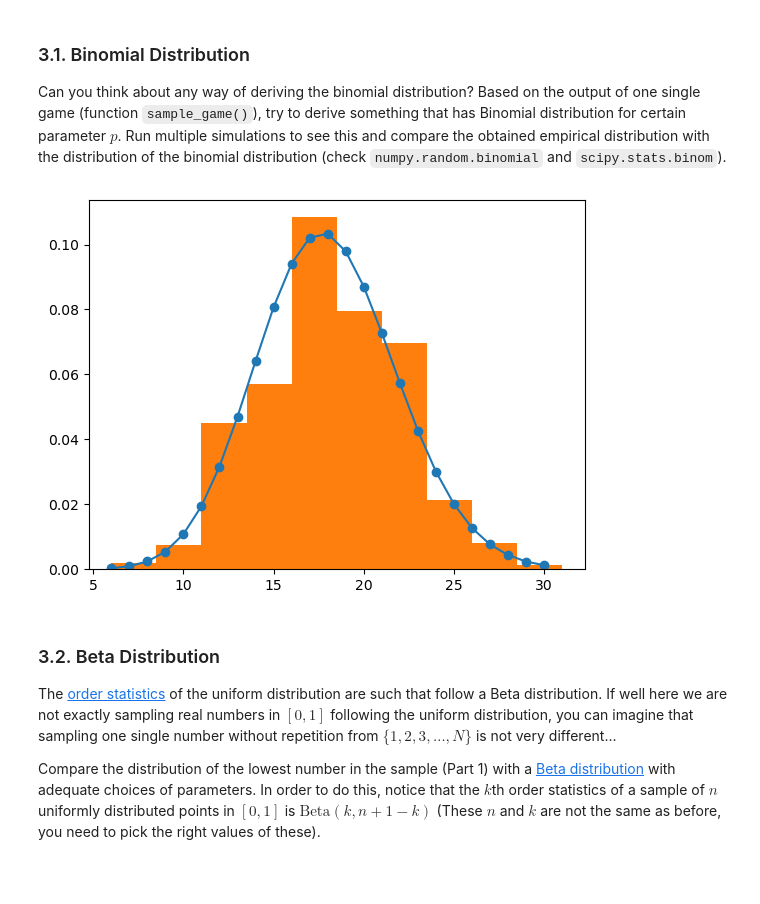
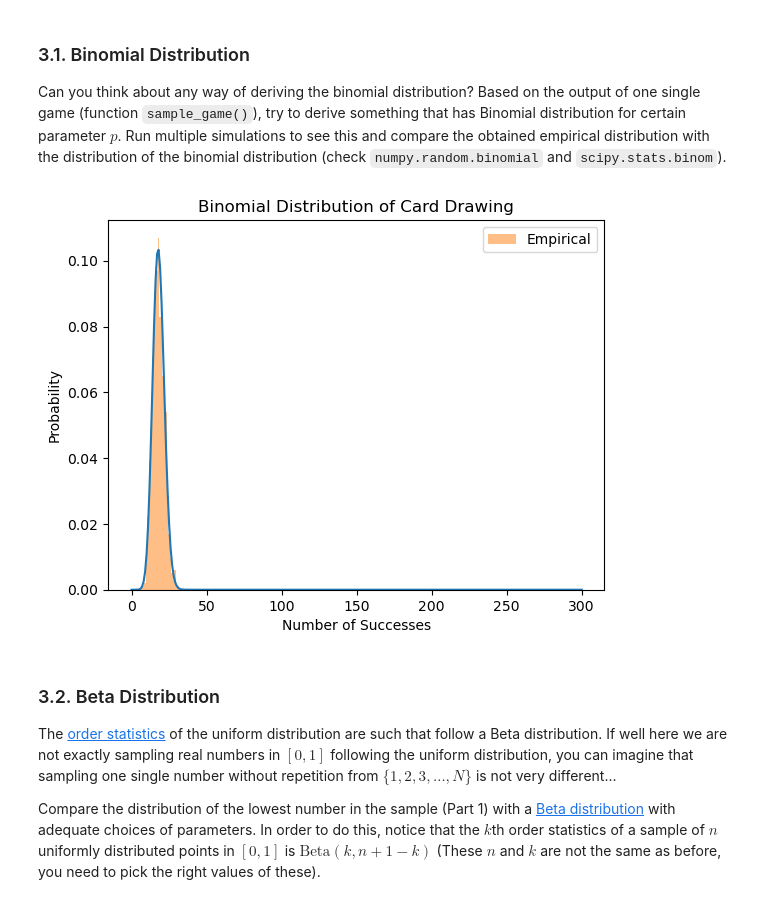
Before and after one commit to UCB-stat-201a-fall23/projectno1-themind-PhudishTam, a Jupyter notebook: Project01-TheMind.ipynb, the cells around one changed output. Saved outputs shown, nothing was run; the diff lists cells and outputs as text; code cells hidden in the pictures; blank space fills up the shorter version.

```diff
--- a/Project01-TheMind.ipynb
+++ b/Project01-TheMind.ipynb
@@ -99,7 +98,10 @@ def largest_distance(N,n,k):
 number_time = 1000
 value = []
 for i in range(number_time):
-    value.append(largest_distance(N_new,n_new,k_new))
+    value.append(largest_distance(N,n,k))
 plt.hist(value,bins = N)
+plt.xlabel("Largest Gap")
+plt.ylabel("Frequency")
+plt.title("Histogram to show the largest gap between consecutive numbers in the game")
 plt.show()
 # %% [output]
@@ -167,38 +190,44 @@ Can you think about any way of deriving the binomial distribution? Based on the
 # %%
 # To Do cell
 #some feature
-def bernoulli_trial(card_of_interest = 50):
+
+def bernoulli_trial(N,n,k,card_of_interest = 1):
     cards = sample_cards(N,n,k)
     if card_of_interest in cards:
         return 1
     else:
         return 0
 
-def binomial(number_trial):
+def binomial(N,n,k,number_trial):
     successes = 0
     for x in range(number_trial):
-        successes += bernoulli_trial()
+        successes += bernoulli_trial(N,n,k,card_of_interest=1)
     return successes
 
-def simulate_and_plot(num_simulations, number_trial):
+def simulate_and_plot(N, n, k,num_simulations, number_trial):
     results = []
     for y in range(num_simulations):
-        results.append(binomial(number_trial))
+        results.append(binomial(N, n, k,number_trial))
     return results
-
+N = 100
+n = 6
+k = 3
 number_trial = 100
 num_simulations = 1000
-x = simulate_and_plot(num_simulations,number_trial)
 # %%
 from scipy.stats import binom
-p = (n*k)/N
-x_theoretical = np.arange(np.min(x), np.max(x))
-y_theoretical = binom.pmf(x_theoretical, number_trial, p)
-plt.plot(x_theoretical, y_theoretical, 'o-', label='Theoretical')
-plt.hist(x,density= True)
+x = simulate_and_plot(N,n,k,num_simulations,number_trial)
+p = n * k / N
+x_theoretical = np.linspace(0,300, num_simulations).astype(int)
+plt.plot(x_theoretical,binom.pmf(x_theoretical,number_trial,p))
+plt.hist(x, bins=range(0, 200), density=True, alpha=0.5, label='Empirical', align='left')
+plt.title("Binomial Distribution of Card Drawing")
+plt.xlabel("Number of Successes")
+plt.ylabel("Probability")
+plt.legend()
 plt.show()
 # %% [output]
-[figure, old version]
+[figure, new version]
 # %% [markdown]
 ### 3.2. Beta Distribution
 
```
Also changed, not shown: parts of 24 cells of this notebook.
